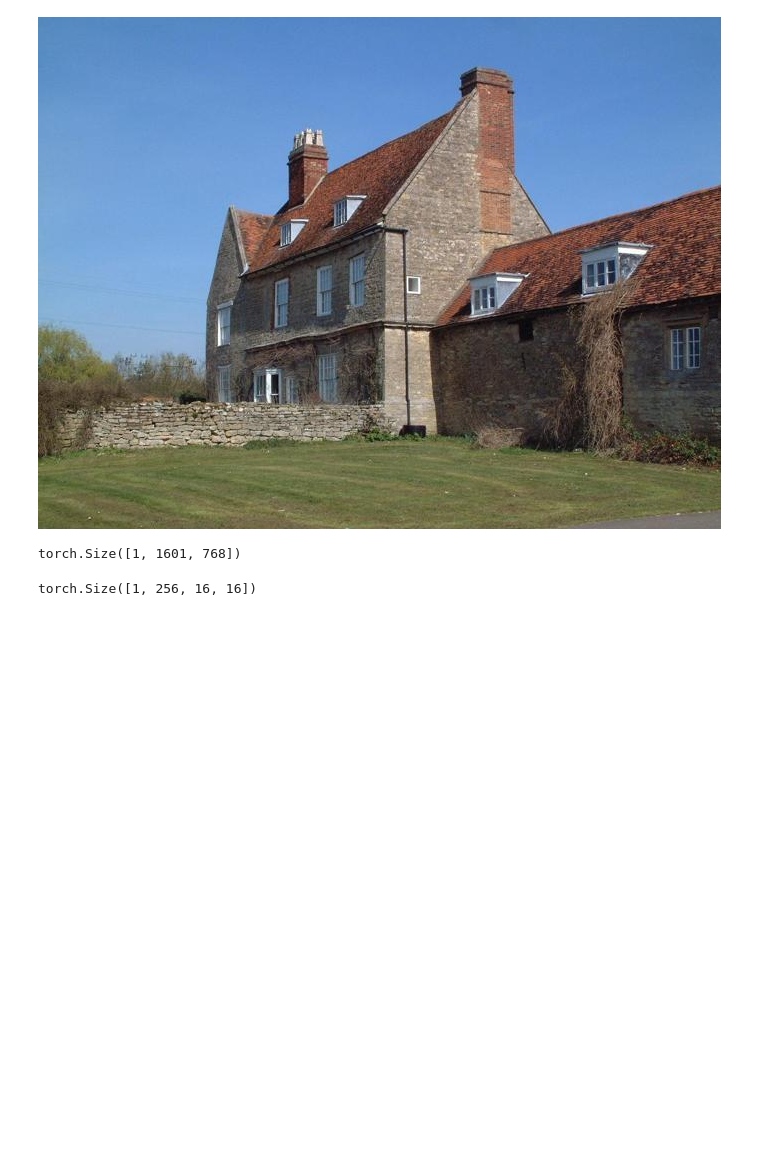
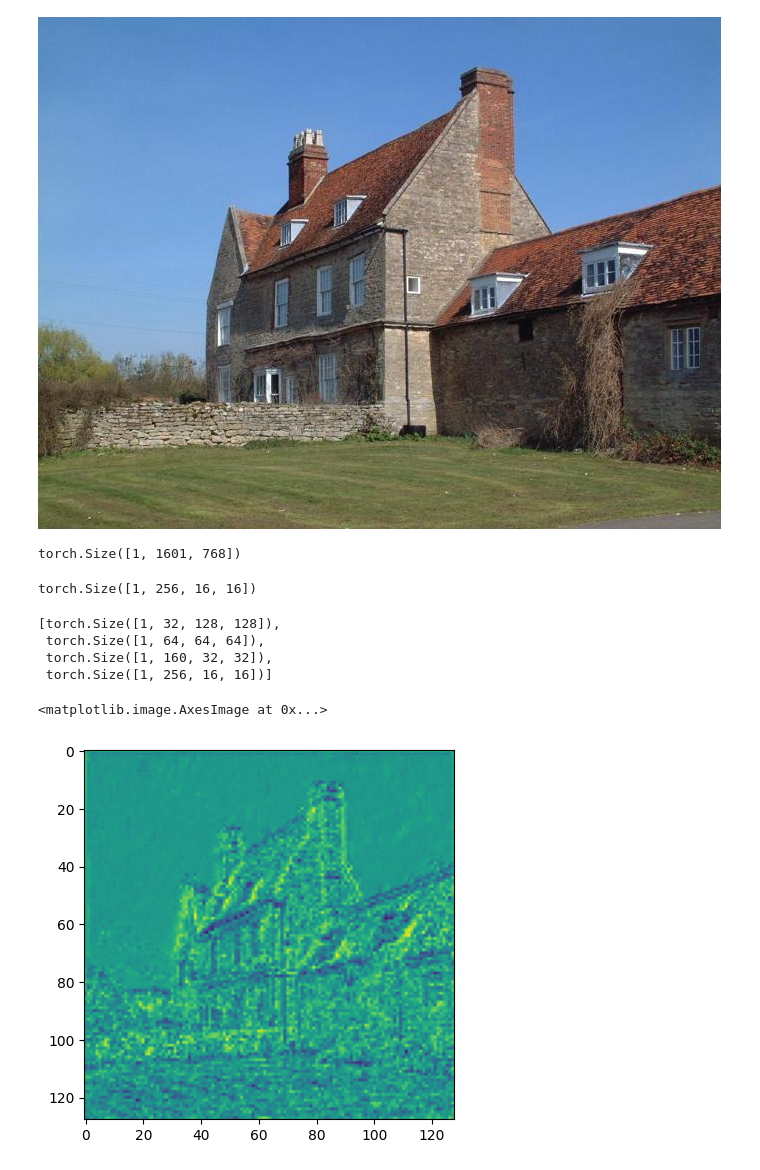
Before and after one commit to danjacobellis/CMMR, a Jupyter notebook: ade20k.ipynb, the cells around one changed output. Cells and saved outputs as stored; diff of their text form; code cells hidden in the pictures; blank space fills up the shorter version.

```diff
--- a/ade20k.ipynb
+++ b/ade20k.ipynb
@@ -36,0 +43,9 @@ torch.Size([1, 256, 16, 16])
+# %%
+z = sf_model.segformer.encoder(pixel_values,output_hidden_states=True)
+# %%
+[z[1][i].shape for i in range(4)]
+# %% [output]
+[torch.Size([1, 32, 128, 128]),
+ torch.Size([1, 64, 64, 64]),
+ torch.Size([1, 160, 32, 32]),
+ torch.Size([1, 256, 16, 16])]
@@ -36,0 +54,5 @@ torch.Size([1, 256, 16, 16])
+# %%
+plt.imshow(z[1][0][0,0,:,:].detach())
+# %% [output]
+<matplotlib.image.AxesImage at 0x...>
+[figure, added]
```
Also changed, not shown: parts of 7 cells of this notebook.
